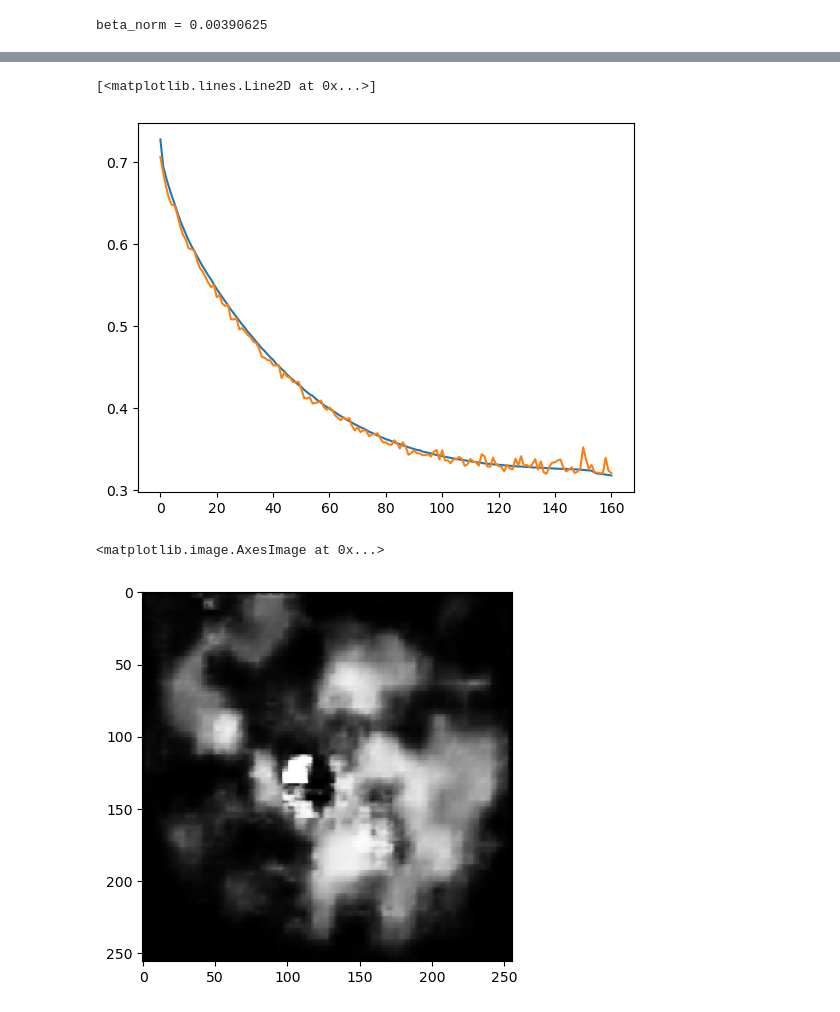
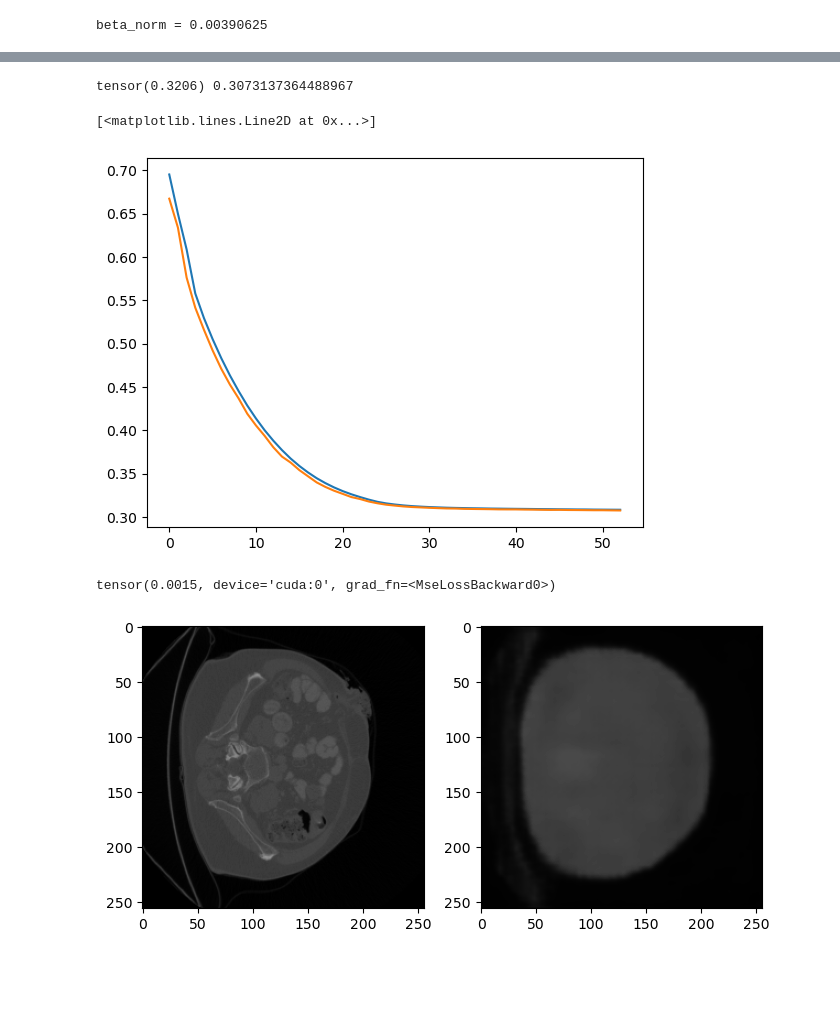
Before and after one commit to felsager/vae_lung_tumor_segmentation, a Jupyter notebook: notebooks/vae_model_2.ipynb, the cells around one changed output, grey strips where cells are left out. Drawn from its saved outputs; the diff is of its cells as text; code cells hidden in the pictures; blank space fills up the shorter version.

Commit message:
increased leaky relu slope to 0.1, lr to 5e-5, cmap limits

```diff
--- a/notebooks/vae_model_2.ipynb
+++ b/notebooks/vae_model_2.ipynb
@@ -109,8 +109,8 @@ def draw(x, x_hat):
     img_1 = x_hat[0].detach().numpy()
     #img = img.reshape((-1, 28, 28)).transpose((1, 0, 2)).reshape(-1, 10*28)
     #img = img * 0.3081 + 0.1307
-    axs[0].imshow(img_0, cmap='gray')
-    axs[1].imshow(img_1, cmap='gray')
+    axs[0].imshow(img_0, vmin=0, vmax=1, cmap='gray')
+    axs[1].imshow(img_1, vmin=0, vmax=1, cmap='gray')
     fig.canvas.draw()
 # %%
 device = torch.device("cuda:0" if torch.cuda.is_available() else "cpu")
@@ -223,20 +236,21 @@ KeyboardInterrupt:
 torch.save(model, '../saved_models/model_14')
 torch.save(torch.Tensor(train_losses), '../losses/train_losses_model_14')
 torch.save(torch.Tensor(dev_losses), '../losses/dev_losses_model_14')
+dev_losses_2 = torch.load('../losses/dev_losses_model_13')
+print(dev_losses_2[-1], dev_losses[-1])
 plt.plot((train_losses))
 plt.plot((dev_losses))
 # %% [output]
-[<matplotlib.lines.Line2D at 0x...>]
+tensor(0.3206) 0.3073137364488967
+[<matplotlib.lines.Line2D at 0x...>]
-[figure, old version]
+[figure, new version]
 # %%
 model.eval()
-#x_test = next(iter(dev_loader))[0].view(1, 256, 256).to(device)
+x_test = next(iter(dev_loader))[0].view(1, 256, 256).to(device)
 #x_test = torch.zeros((1, 256, 256)).to(device)
-#x_hat_test = model.forward(x_test)[0]
-#draw(x_test.cpu(), x_hat_test.cpu())
-#mse_loss(x_test, x_hat_test)
-x_sampled = model.decode(torch.randn(1, latent_size).to(device)).view(1, 256, 256).cpu()
-plt.imshow(x_sampled[0].detach().numpy(), cmap='gray')
+x_hat_test = model.forward(x_test)[0]
+draw(x_test.cpu(), x_hat_test.cpu())
+mse_loss(x_test, x_hat_test)
 # %% [output]
-<matplotlib.image.AxesImage at 0x...>
+tensor(0.0015, device='cuda:0', grad_fn=<MseLossBackward0>)
-[figure, old version]
+[figure, new version]
```
Also changed, not shown: parts of 5 cells of this notebook.
